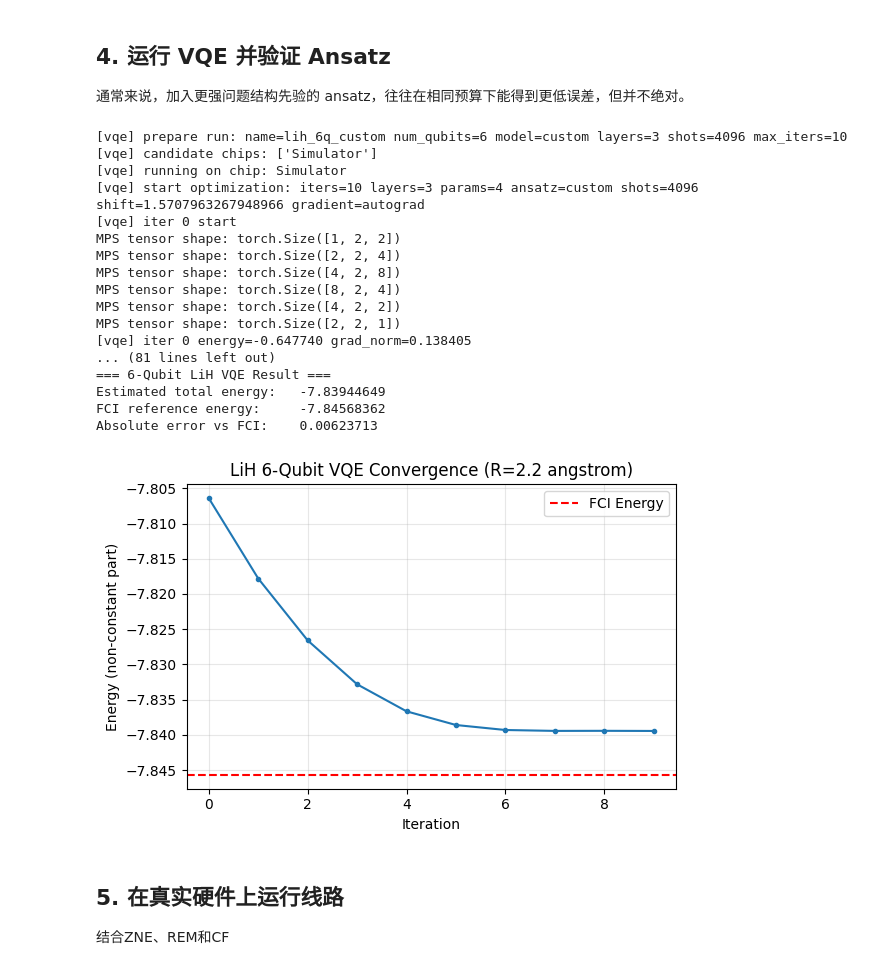
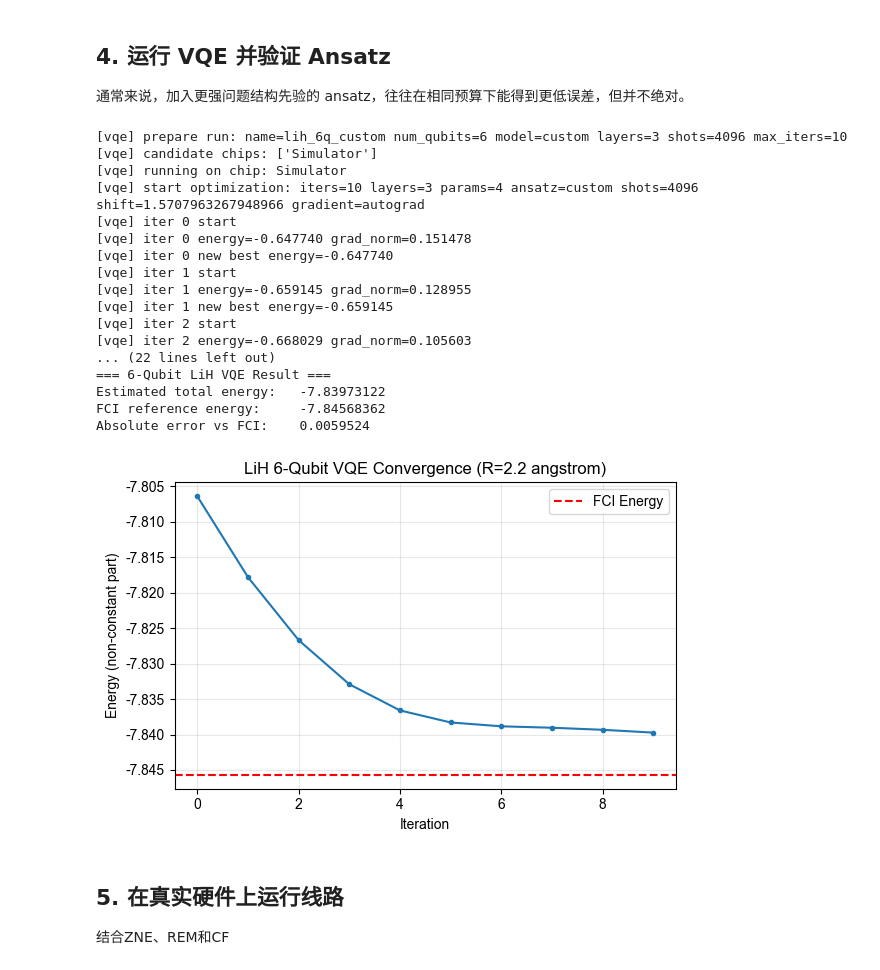
Before and after one commit to FieldQuantum/fieldqkit, a Jupyter notebook: examples/demo_vqe_lih_6q.ipynb, the cells around one changed output. Cells and saved outputs as stored; diff of their text form; code cells hidden in the pictures.

```diff
--- a/examples/demo_vqe_lih_6q.ipynb
+++ b/examples/demo_vqe_lih_6q.ipynb
@@ -146,7 +146,6 @@ runner = VQERunner(
     gradient_method=cfg['gradient_method'],
     seed=cfg['seed'],
     shift=cfg['shift'],
-    measurement_mode='auto',
 )
 
 kwargs = {
@@ -162,44 +161,44 @@ kwargs = {
 
 res = runner.run_model(**kwargs)
 e_total = lih_constant + res.best_energy
 abs_error_fci = abs(e_total - fci_energy)
 
 print('=== 6-Qubit LiH VQE Result ===')
 print('Estimated total energy:  ', round(e_total, 8))
 print('FCI reference energy:    ', round(fci_energy, 8))
 print('Absolute error vs FCI:   ', round(abs_error_fci, 8))
 
 import matplotlib.pyplot as plt
 import numpy as np
 plt.figure(figsize=(6, 4))
 plt.plot(np.array(res.energy_history) + lih_constant, marker='o', ms=3)
 plt.axhline(fci_energy, color='red', linestyle='--', label='FCI Energy')
 plt.legend()
 plt.xlabel('Iteration')
 plt.ylabel('Energy (non-constant part)')
 plt.title(f'LiH 6-Qubit VQE Convergence (R={R} {R_UNIT})')
 plt.grid(alpha=0.3)
 plt.tight_layout()
 plt.show()
 # %% [output]
 [vqe] prepare run: name=lih_6q_custom num_qubits=6 model=custom layers=3 shots=4096 max_iters=10
 [vqe] candidate chips: ['Simulator']
 [vqe] running on chip: Simulator
 [vqe] start optimization: iters=10 layers=3 params=4 ansatz=custom shots=4096 shift=1.5707963267948966 gradient=autograd
 [vqe] iter 0 start
-MPS tensor shape: torch.Size([1, 2, 2])
-MPS tensor shape: torch.Size([2, 2, 4])
-MPS tensor shape: torch.Size([4, 2, 8])
-MPS tensor shape: torch.Size([8, 2, 4])
-MPS tensor shape: torch.Size([4, 2, 2])
-MPS tensor shape: torch.Size([2, 2, 1])
-[vqe] iter 0 energy=-0.647740 grad_norm=0.138405
-... (81 lines left out)
+[vqe] iter 0 energy=-0.647740 grad_norm=0.151478
+[vqe] iter 0 new best energy=-0.647740
+[vqe] iter 1 start
+[vqe] iter 1 energy=-0.659145 grad_norm=0.128955
+[vqe] iter 1 new best energy=-0.659145
+[vqe] iter 2 start
+[vqe] iter 2 energy=-0.668029 grad_norm=0.105603
+... (22 lines left out)
 === 6-Qubit LiH VQE Result ===
-Estimated total energy:   -7.83944649
+Estimated total energy:   -7.83973122
 FCI reference energy:     -7.84568362
-Absolute error vs FCI:    0.00623713
+Absolute error vs FCI:    0.0059524
-[figure, old version]
+[figure, new version]
 # %% [markdown]
 ## 5. 在真实硬件上运行线路
 结合ZNE、REM和CF
```
Also changed, not shown: parts of 2 cells of this notebook, 33 other files.
